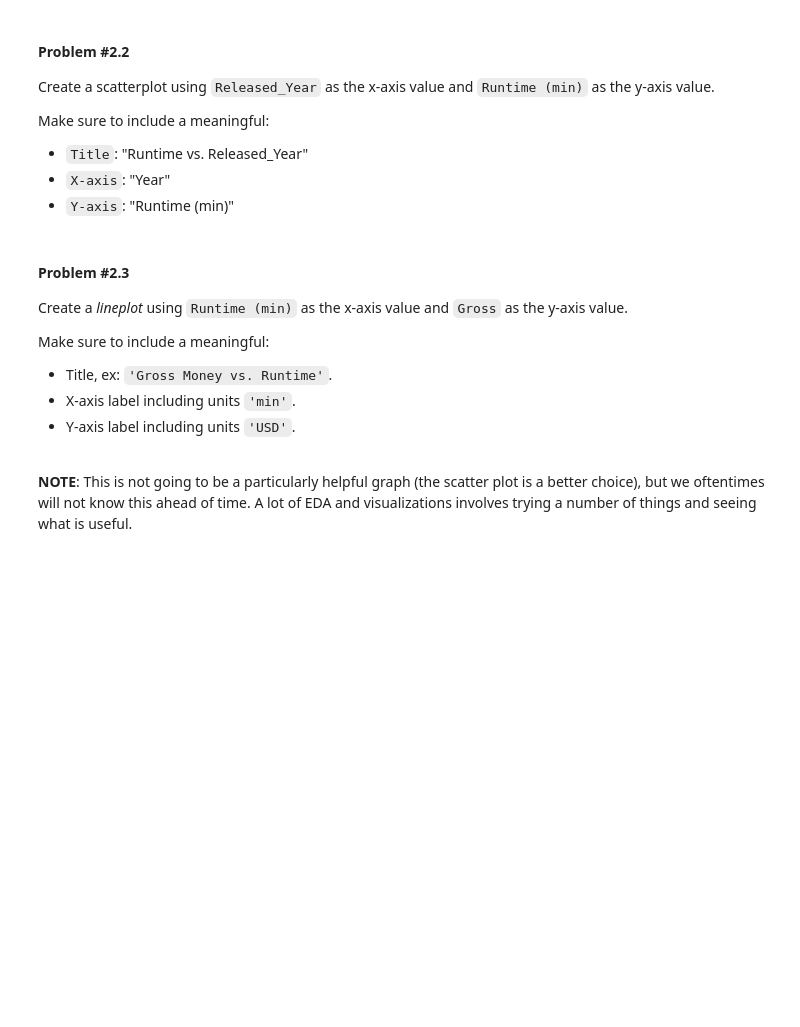
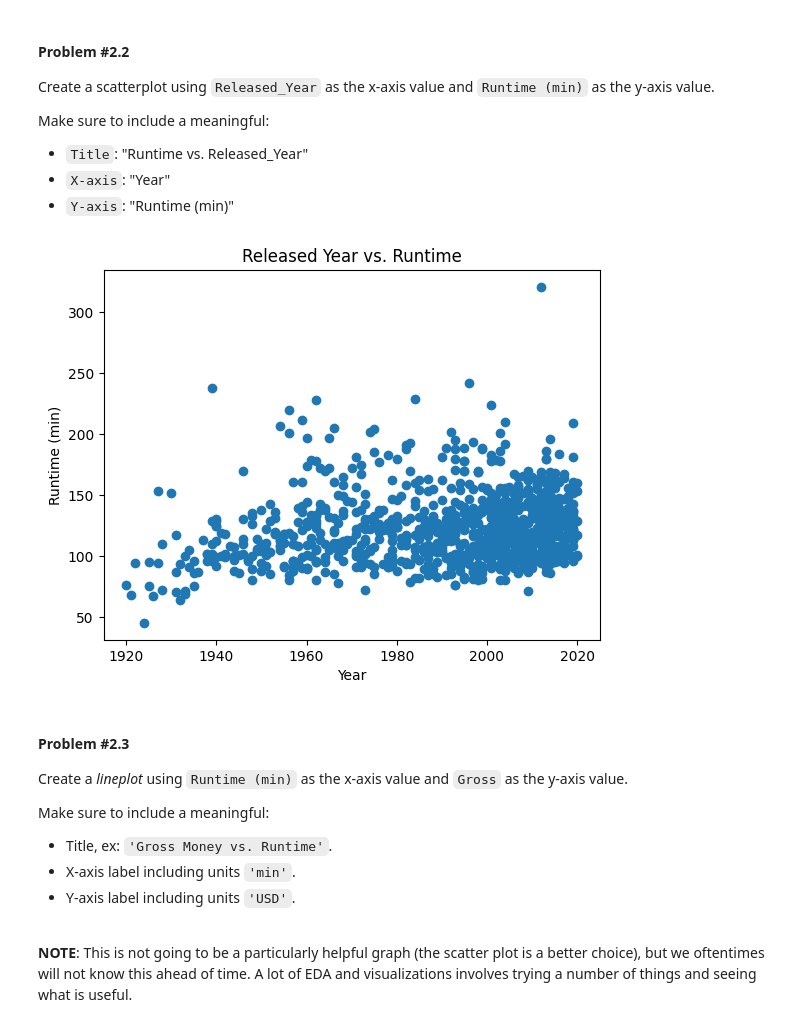
Before and after one commit to jzniu/AWS-Part1-Student-Notebooks, a Jupyter notebook: TRAIN AWS Part I Day 6 Lab Notebook [STUDENT].ipynb, the cells around one changed output. Drawn from its saved outputs; the diff is of its cells as text; code cells hidden in the pictures; blank space fills up the shorter version.

```diff
--- a/TRAIN AWS Part I Day 6 Lab Notebook [STUDENT].ipynb
+++ b/TRAIN AWS Part I Day 6 Lab Notebook [STUDENT].ipynb
@@ -206,6 +299,15 @@ Make sure to include a meaningful:
 * `Title`: "Runtime vs. Released_Year"
 * `X-axis`: "Year"
 * `Y-axis`: "Runtime (min)"
+# %%
+plt.scatter(movie_df['Released_Year'], movie_df['Runtime (min)'])
+plt.xlabel('Year')
+plt.ylabel('Runtime (min)')
+plt.title('Released Year vs. Runtime')
+
+plt.show()
+# %% [output]
+[figure, added]
 # %% [markdown]
 #### **Problem #2.3**
 
```
Also changed, not shown: parts of 39 cells of this notebook.
